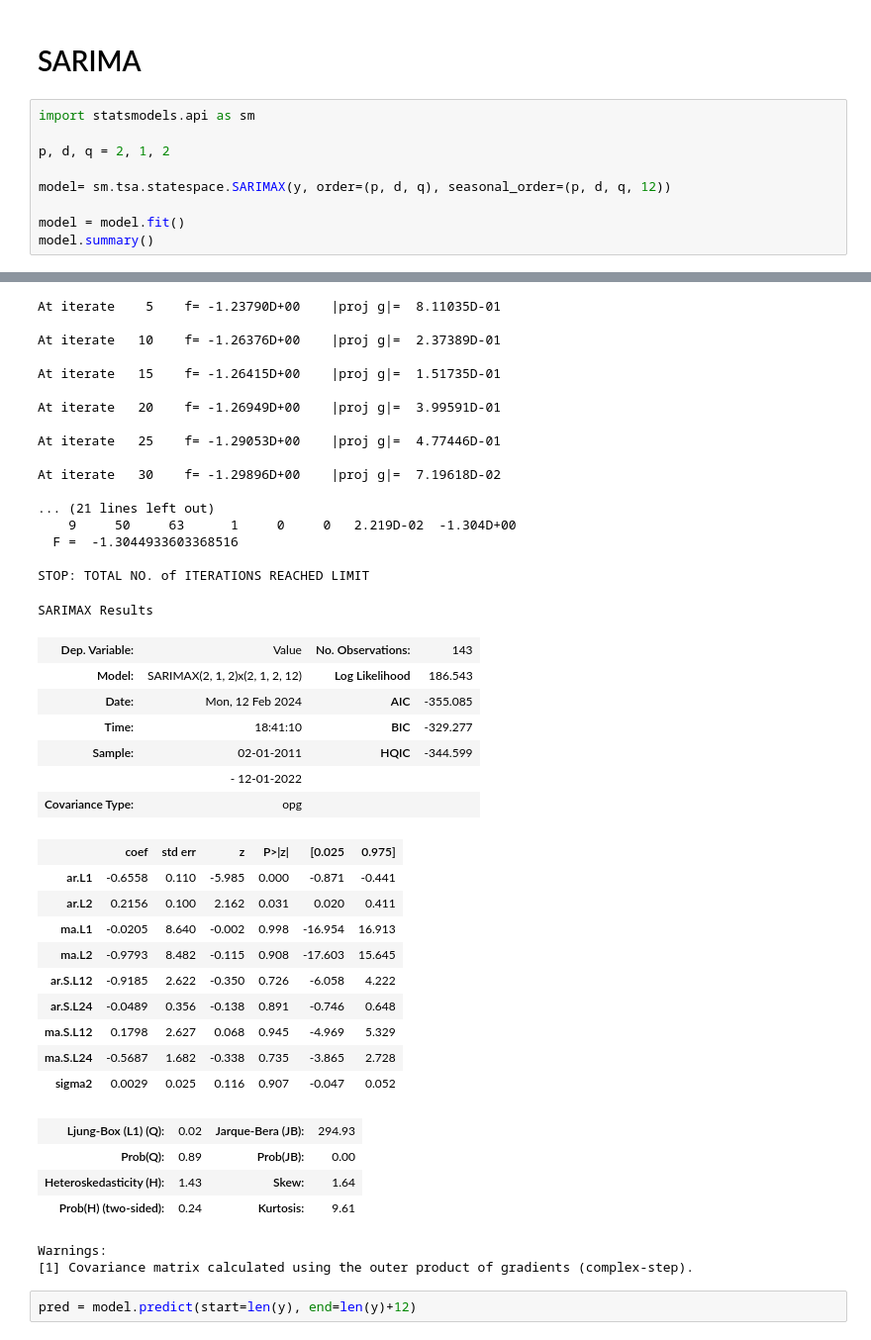
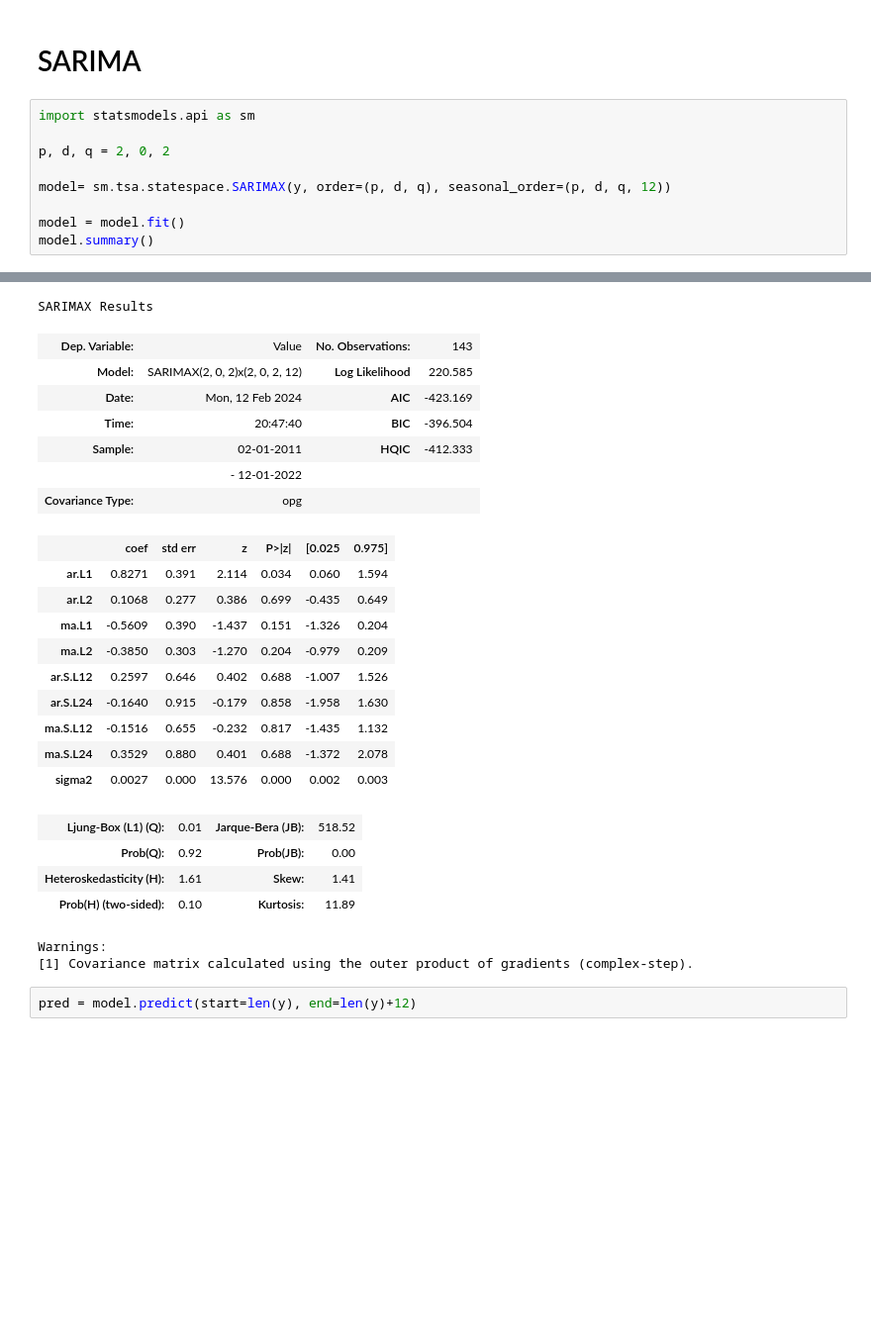
Before and after one commit to devbilalkhan/fao-project, a Jupyter notebook: fao_stat.ipynb, the cells around one changed output, grey strips where cells are left out. Shown at 99% size. Cells and saved outputs as stored; diff of their text form; blank space fills up the shorter version.

```diff
--- a/fao_stat.ipynb
+++ b/fao_stat.ipynb
@@ -614,7 +717,7 @@ pyplot.show()
 # %%
 import statsmodels.api as sm
 
-p, d, q = 2, 1, 2
+p, d, q = 2, 0, 2
 
 model= sm.tsa.statespace.SARIMAX(y, order=(p, d, q), seasonal_order=(p, d, q, 12))
 
@@ -635,44 +745,27 @@ At iterate    0    f= -1.23314D+00    |proj g|=  1.47276D+00
-At iterate    5    f= -1.23790D+00    |proj g|=  8.11035D-01
-
-At iterate   10    f= -1.26376D+00    |proj g|=  2.37389D-01
-
-At iterate   15    f= -1.26415D+00    |proj g|=  1.51735D-01
-
-At iterate   20    f= -1.26949D+00    |proj g|=  3.99591D-01
-
-At iterate   25    f= -1.29053D+00    |proj g|=  4.77446D-01
-
-At iterate   30    f= -1.29896D+00    |proj g|=  7.19618D-02
-
-... (21 lines left out)
-    9     50     63      1     0     0   2.219D-02  -1.304D+00
-  F =  -1.3044933603368516
-
-STOP: TOTAL NO. of ITERATIONS REACHED LIMIT
+SARIMAX Results
-SARIMAX Results
 | Dep. Variable: | Value | No. Observations: | 143 |
-| Model: | SARIMAX(2, 1, 2)x(2, 1, 2, 12) | Log Likelihood | 186.543 |
-| Date: | Mon, 12 Feb 2024 | AIC | -355.085 |
-| Time: | 18:41:10 | BIC | -329.277 |
-| Sample: | 02-01-2011 | HQIC | -344.599 |
+| Model: | SARIMAX(2, 0, 2)x(2, 0, 2, 12) | Log Likelihood | 220.585 |
+| Date: | Mon, 12 Feb 2024 | AIC | -423.169 |
+| Time: | 20:47:40 | BIC | -396.504 |
+| Sample: | 02-01-2011 | HQIC | -412.333 |
 |  | - 12-01-2022 |  |  |
 | Covariance Type: | opg |  |  |
 |  | coef | std err | z | P>|z| | [0.025 | 0.975] |
-| ar.L1 | -0.6558 | 0.110 | -5.985 | 0.000 | -0.871 | -0.441 |
-| ar.L2 | 0.2156 | 0.100 | 2.162 | 0.031 | 0.020 | 0.411 |
-| ma.L1 | -0.0205 | 8.640 | -0.002 | 0.998 | -16.954 | 16.913 |
-| ma.L2 | -0.9793 | 8.482 | -0.115 | 0.908 | -17.603 | 15.645 |
-| ar.S.L12 | -0.9185 | 2.622 | -0.350 | 0.726 | -6.058 | 4.222 |
-| ar.S.L24 | -0.0489 | 0.356 | -0.138 | 0.891 | -0.746 | 0.648 |
-| ma.S.L12 | 0.1798 | 2.627 | 0.068 | 0.945 | -4.969 | 5.329 |
-| ma.S.L24 | -0.5687 | 1.682 | -0.338 | 0.735 | -3.865 | 2.728 |
-| sigma2 | 0.0029 | 0.025 | 0.116 | 0.907 | -0.047 | 0.052 |
+| ar.L1 | 0.8271 | 0.391 | 2.114 | 0.034 | 0.060 | 1.594 |
+| ar.L2 | 0.1068 | 0.277 | 0.386 | 0.699 | -0.435 | 0.649 |
+| ma.L1 | -0.5609 | 0.390 | -1.437 | 0.151 | -1.326 | 0.204 |
+| ma.L2 | -0.3850 | 0.303 | -1.270 | 0.204 | -0.979 | 0.209 |
+| ar.S.L12 | 0.2597 | 0.646 | 0.402 | 0.688 | -1.007 | 1.526 |
+| ar.S.L24 | -0.1640 | 0.915 | -0.179 | 0.858 | -1.958 | 1.630 |
+| ma.S.L12 | -0.1516 | 0.655 | -0.232 | 0.817 | -1.435 | 1.132 |
+| ma.S.L24 | 0.3529 | 0.880 | 0.401 | 0.688 | -1.372 | 2.078 |
+| sigma2 | 0.0027 | 0.000 | 13.576 | 0.000 | 0.002 | 0.003 |
-| Ljung-Box (L1) (Q): | 0.02 | Jarque-Bera (JB): | 294.93 |
-| Prob(Q): | 0.89 | Prob(JB): | 0.00 |
-| Heteroskedasticity (H): | 1.43 | Skew: | 1.64 |
-| Prob(H) (two-sided): | 0.24 | Kurtosis: | 9.61 |
+| Ljung-Box (L1) (Q): | 0.01 | Jarque-Bera (JB): | 518.52 |
+| Prob(Q): | 0.92 | Prob(JB): | 0.00 |
+| Heteroskedasticity (H): | 1.61 | Skew: | 1.41 |
+| Prob(H) (two-sided): | 0.10 | Kurtosis: | 11.89 |
-Warnings:
-[1] Covariance matrix calculated using the outer product of gradients (complex-step).
+Warnings:
+[1] Covariance matrix calculated using the outer product of gradients (complex-step).
 # %%
 pred = model.predict(start=len(y), end=len(y)+12)
 # %%
```
Also changed, not shown: parts of 21 cells of this notebook.
